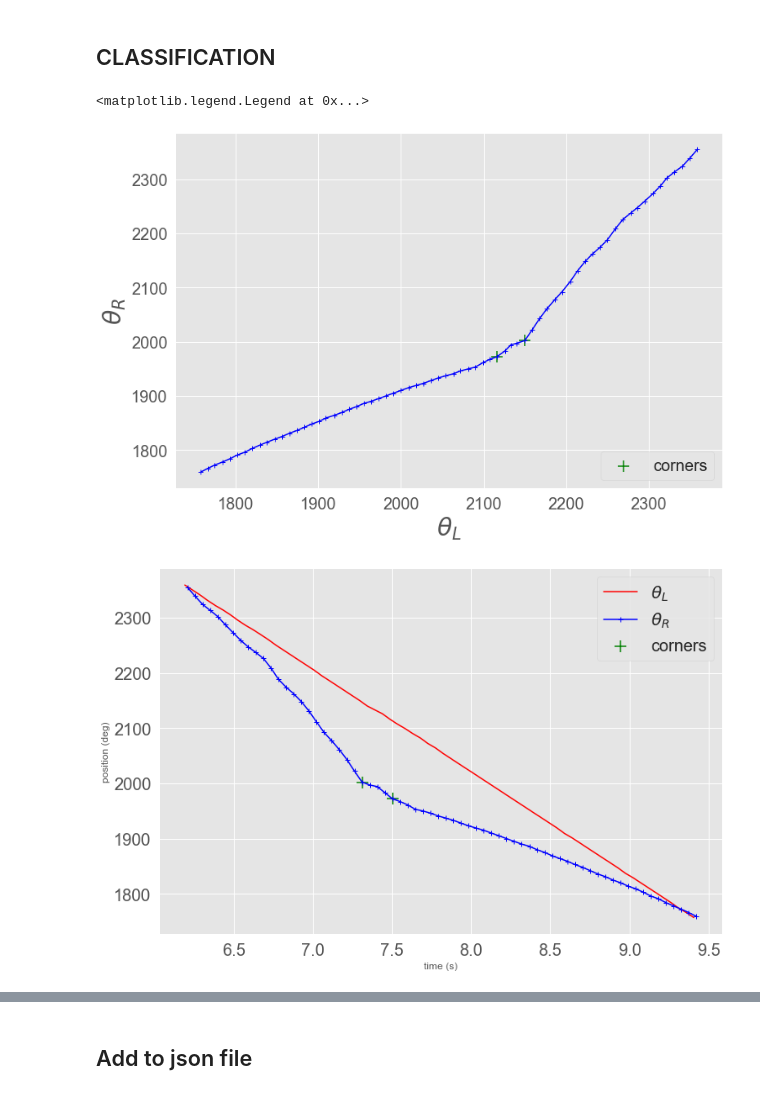
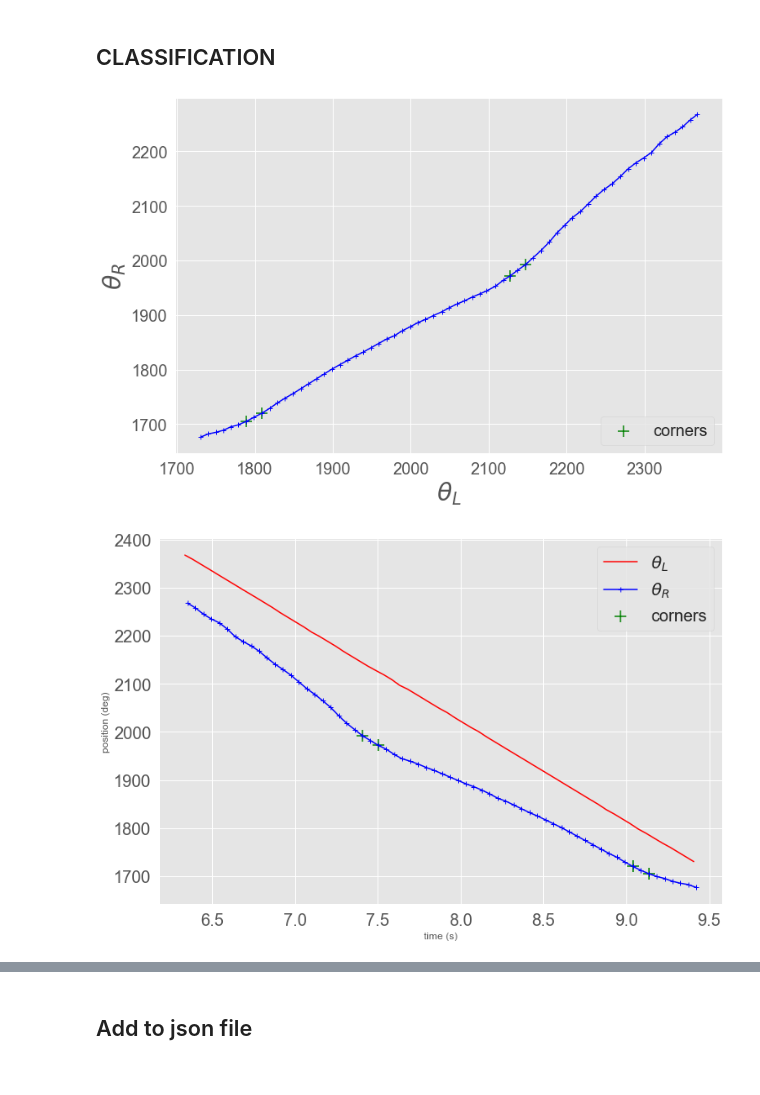
Before and after one commit to ej3517/FYP_EEE_Proprioceptive_Robot_Hand, a Jupyter notebook: DataProcessing/manual_classification_trials_data.ipynb, the cells around one changed output, grey strips where cells are left out. Drawn from its saved outputs; the diff is of its cells as text; code cells hidden in the pictures.

Commit message:
hexagon and class

```diff
--- a/DataProcessing/manual_classification_trials_data.ipynb
+++ b/DataProcessing/manual_classification_trials_data.ipynb
@@ -24,7 +24,7 @@ from sklearn.metrics import accuracy_score
 # %% [markdown]
 ## IMPORT DATASET
 # %%
-with open('../Control/data_pos_trial.json') as f:
+with open('../Control/data_pos_trial_hexagon.json') as f:
     full_data_dict = json.load(f)
 
 #poses_drf = [60,65,70]
@@ -39,16 +39,20 @@ data_list=[[],[]]
 
 dict_key = "dim_"+str(dim)+"_pose_"+str(pose)+"_gap_"+str(gap)+"_"+str(img)
 data_dict = full_data_dict[dict_key]
-data_list = [data_dict['LF_motion1'][0][3:],data_dict['RF_motion1'][0][3:]]
-time_list = [data_dict['LF_motion1'][1][3:],data_dict['RF_motion1'][1][3:]]
+data_list = [data_dict['LF_motion1'][0][6:],data_dict['RF_motion1'][0][6:]]
+time_list = [data_dict['LF_motion1'][1][6:],data_dict['RF_motion1'][1][6:]]
 data_array = np.array(data_list).T
 angle_array = data_array
 time_array = np.array(time_list).T
 # %% [markdown]
 ## CLASSIFICATION
 # %%
-index_corner = 23
-second_index_corner = index_corner+4
+index_corner = 56
+second_index_corner = index_corner+2
+third_index_corner = 22
+fourth_index_corner = third_index_corner+2
+"""fifth_index_corner = 4
+sixth_index_corner = fifth_index_corner+2"""
 
 SMALL_SIZE = 8
 MEDIUM_SIZE = 20
@@ -63,38 +67,53 @@ plt.rc('legend', fontsize=MEDIUM_SIZE)   # legend fontsize
 plt.rc('figure', titlesize=BIGGER_SIZE)  # fontsize of the figure title
 
 fig, ax = plt.subplots()
 plt.style.use("ggplot")
 plt.rcParams["figure.figsize"] = (12,8)
 plt.plot(angle_array.T[0], angle_array.T[1],
             color='blue',marker='+')
 plt.scatter(angle_array.T[0][index_corner],
             angle_array.T[1][index_corner], color='green',
             s=200 ,marker='+', label='corners')
 plt.scatter(angle_array.T[0][second_index_corner],
             angle_array.T[1][second_index_corner], color='green',
             s=200 ,marker='+')
+plt.scatter(angle_array.T[0][third_index_corner],
+            angle_array.T[1][third_index_corner], color='green',
+            s=200 ,marker='+')
+plt.scatter(angle_array.T[0][fourth_index_corner],
+            angle_array.T[1][fourth_index_corner], color='green',
+            s=200 ,marker='+')
+"""plt.scatter(angle_array.T[0][fifth_index_corner],
+            angle_array.T[1][fifth_index_corner], color='green',
+            s=200 ,marker='+')
+plt.scatter(angle_array.T[0][sixth_index_corner],
+            angle_array.T[1][sixth_index_corner], color='green',
+            s=200 ,marker='+')"""
 plt.ylabel(r'$\theta_R$')
 plt.xlabel(r'$\theta_L$')
 plt.legend(loc='lower right')
-#plt.savefig("corner_id_snd_deriv_1sqr_sim.png")
+plt.savefig("manual_corner_id_hexagon"+str(dim)+'x'+str(dim)+ '_pose_'+str(pose)+'_gap_'+str(gap)+'_'+str(img)+'.png')
 
 fig, ax = plt.subplots()
 plt.style.use("ggplot")
 plt.rcParams["figure.figsize"] = (12,8)
 plt.plot(time_array.T[0],angle_array.T[0], color='red', label=r'$\theta_L$')
 plt.plot(time_array.T[1], angle_array.T[1], color='blue',marker='+', label=r'$\theta_R$')
 plt.scatter(time_array.T[1][index_corner],
             angle_array.T[1][index_corner], color='green',s=200 ,marker='+', label='corners')
 plt.scatter(time_array.T[1][second_index_corner],
             angle_array.T[1][second_index_corner], color='green',s=200 ,marker='+')
+plt.scatter(time_array.T[1][third_index_corner],
+            angle_array.T[1][third_index_corner], color='green',s=200 ,marker='+')
+plt.scatter(time_array.T[1][fourth_index_corner],
+            angle_array.T[1][fourth_index_corner], color='green',s=200 ,marker='+')
 plt.ylabel('position (deg)')
 plt.xlabel('time (s)')
 plt.legend(loc='upper right')
-#plt.savefig("corner_id_snd_deriv_1sqr_sim.png")
+plt.savefig("corner_id_time series_hexagon"+str(dim)+'x'+str(dim)+ '_pose_'+str(pose)+'_gap_'+str(gap)+'_'+str(img)+'.png')
 # %% [output]
-<matplotlib.legend.Legend at 0x...>
-[figure, old version]
+[figure, new version]
-[figure, old version]
+[figure, new version]
 # %%
 data_pos_L = []
 data_pos_R = []
```
Also changed, not shown: parts of 2 cells of this notebook, 15 other files.
